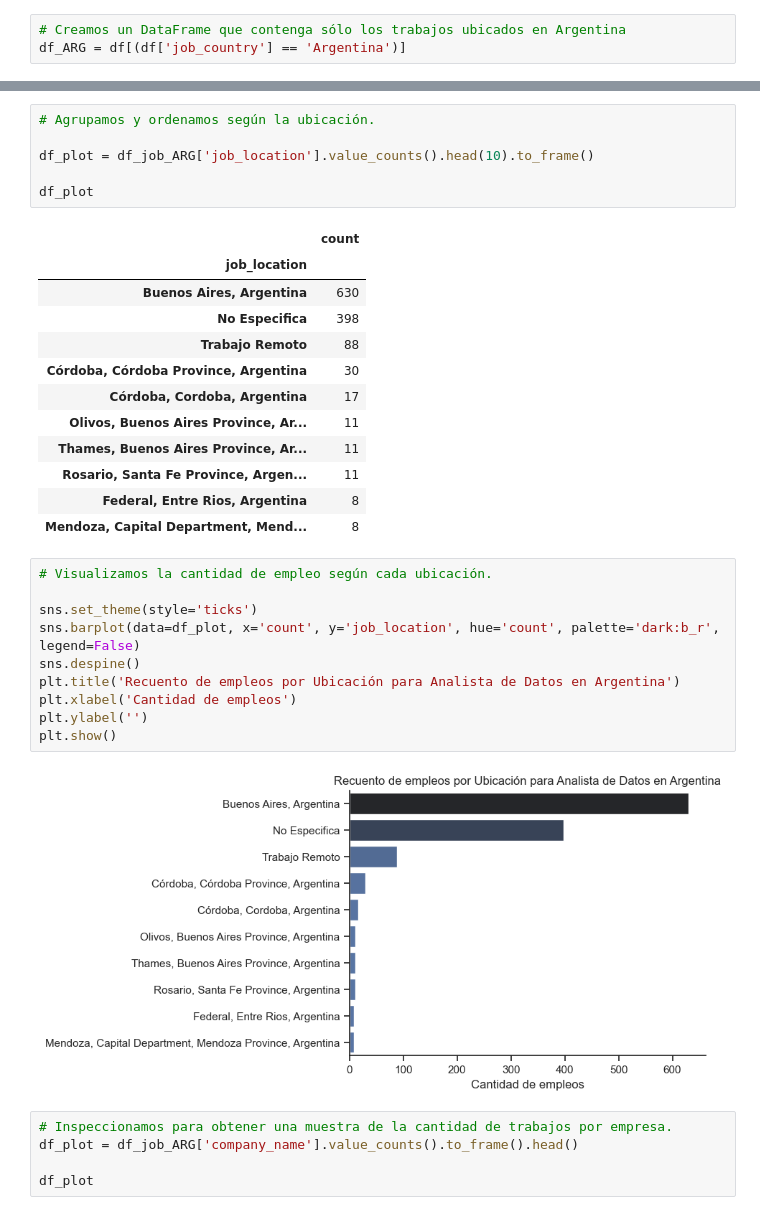
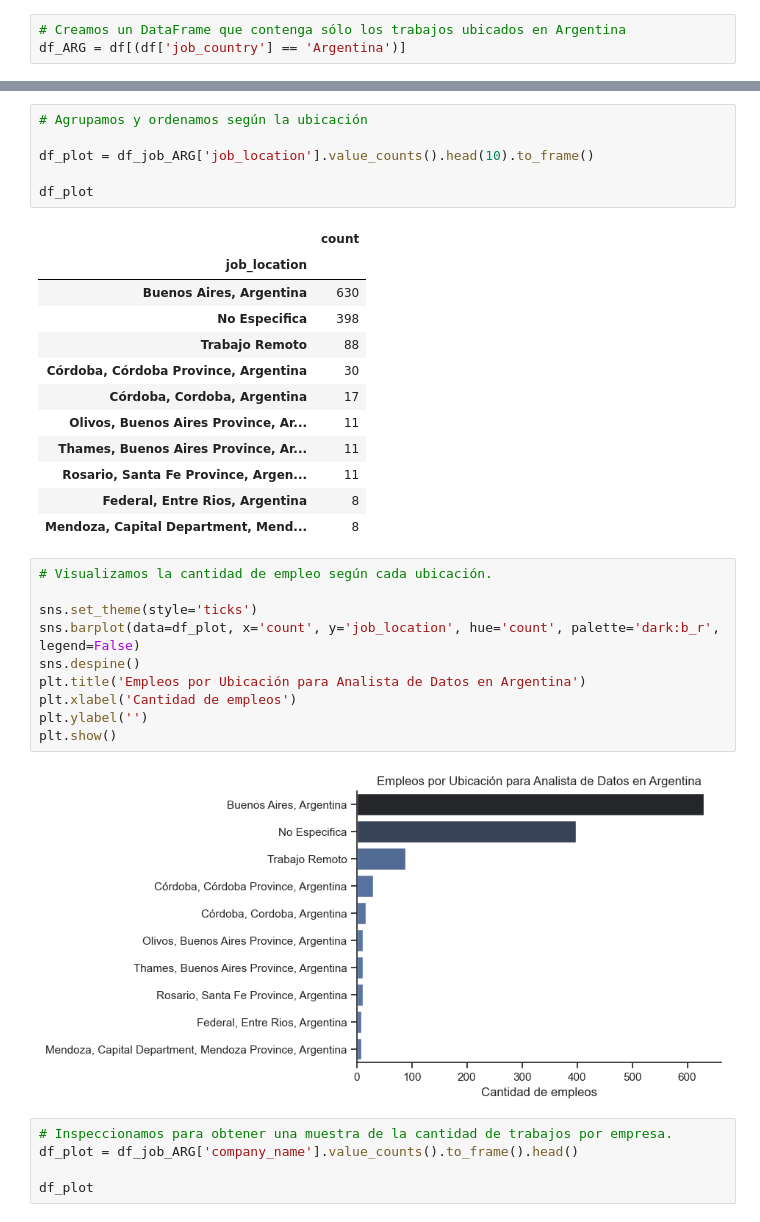
Before and after one commit to gonzaloextremadouro/Python_Analisis_Empleos, a Jupyter notebook: 1_ EDA_Intro.ipynb, the cells around one changed output, grey strips where cells are left out. Cells and saved outputs as stored; diff of their text form.

```diff
--- a/1_ EDA_Intro.ipynb
+++ b/1_ EDA_Intro.ipynb
@@ -57,7 +53,7 @@ df_job_ARG['job_location'] = df_job_ARG['job_location'].replace('Anywhere', 'Tra
 
 df_job_ARG
 # %%
-# Agrupamos y ordenamos según la ubicación.
+# Agrupamos y ordenamos según la ubicación
 
 df_plot = df_job_ARG['job_location'].value_counts().head(10).to_frame()
 
@@ -78,15 +74,15 @@ df_plot
 # %%
 # Visualizamos la cantidad de empleo según cada ubicación.
 
 sns.set_theme(style='ticks')
 sns.barplot(data=df_plot, x='count', y='job_location', hue='count', palette='dark:b_r', legend=False)
 sns.despine()
-plt.title('Recuento de empleos por Ubicación para Analista de Datos en Argentina')
+plt.title('Empleos por Ubicación para Analista de Datos en Argentina')
 plt.xlabel('Cantidad de empleos')
 plt.ylabel('')
 plt.show()
 # %% [output]
-[figure, old version]
+[figure, new version]
 # %%
 # Inspeccionamos para obtener una muestra de la cantidad de trabajos por empresa.
 df_plot = df_job_ARG['company_name'].value_counts().to_frame().head()
```
Also changed, not shown: parts of 6 cells of this notebook, 5 other files.
